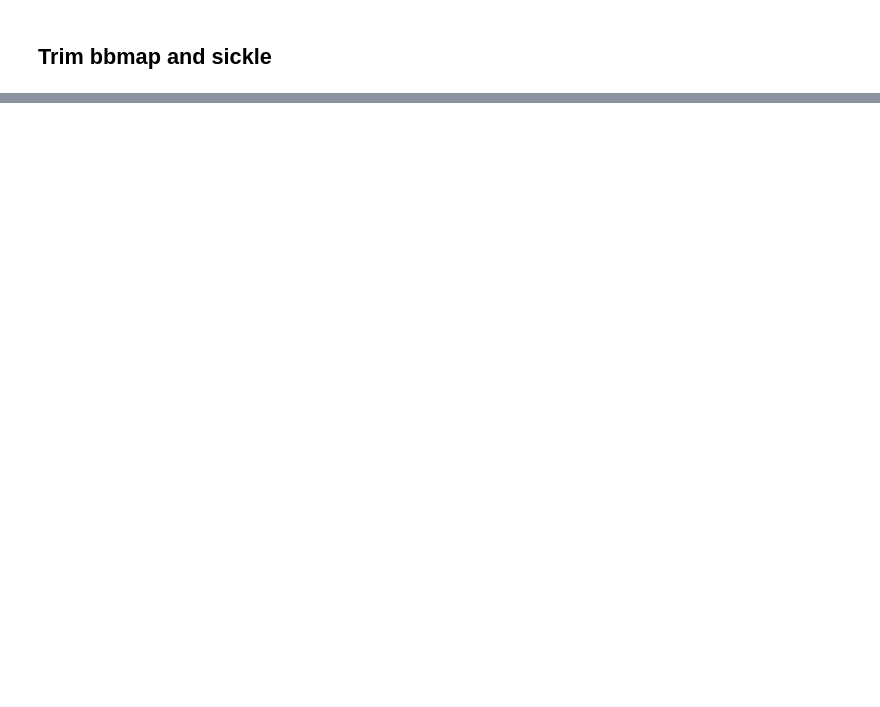
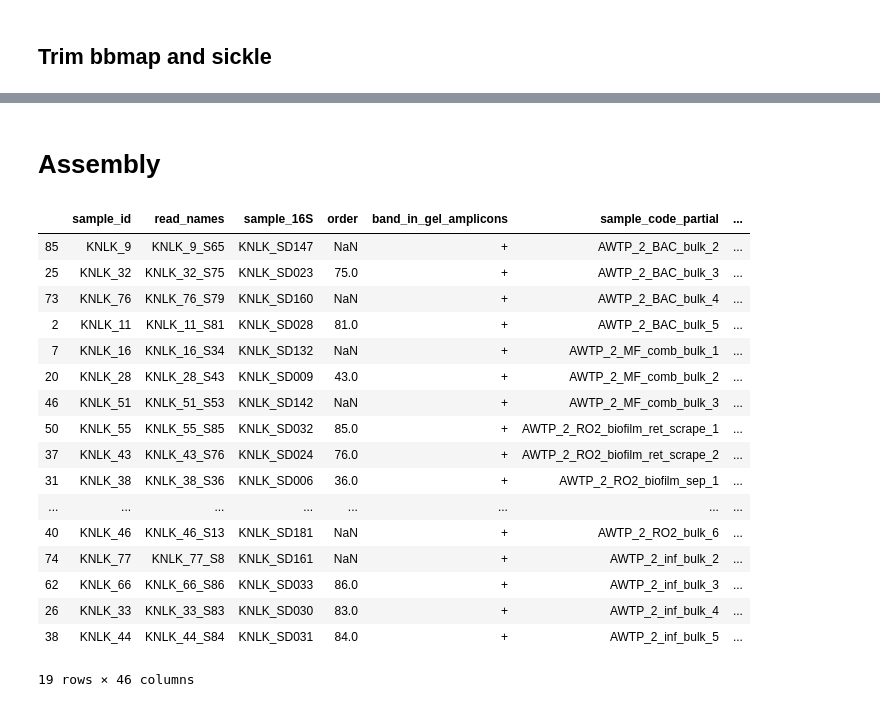
Before and after one commit to rosekantor/awtp2, a Jupyter notebook: reads_to_assemblies.ipynb, the cells around one changed output, grey strips where cells are left out. Cells and saved outputs as stored; diff of their text form; code cells hidden in the pictures; blank space fills up the shorter version.

```diff
--- a/reads_to_assemblies.ipynb
+++ b/reads_to_assemblies.ipynb
@@ -32,0 +19,3 @@ awtp.head()
+# %%
+# change project_type for 'Loop_MWTP_inf' to be Full_Scale so that we can group by project_type later and MWTP will be with DWDS
+tab.loc[tab['location_code']=='Loop_MWTP_inf', ['project_type']] = 'Full_Scale'
@@ -84,0 +119,2 @@ f.close()
+# %% [markdown]
+# Assembly
@@ -84,0 +137,21 @@ f.close()
+# %%
+tab[tab.project_type=='DPWF'].sort_values('sample_code_partial')
+# %% [output]
+|  | sample_id | read_names | sample_16S | order | band_in_gel_amplicons | sample_code_partial | ... |
+| 85 | KNLK_9 | KNLK_9_S65 | KNLK_SD147 | NaN | + | AWTP_2_BAC_bulk_2 | ... |
+| 25 | KNLK_32 | KNLK_32_S75 | KNLK_SD023 | 75.0 | + | AWTP_2_BAC_bulk_3 | ... |
+| 73 | KNLK_76 | KNLK_76_S79 | KNLK_SD160 | NaN | + | AWTP_2_BAC_bulk_4 | ... |
+| 2 | KNLK_11 | KNLK_11_S81 | KNLK_SD028 | 81.0 | + | AWTP_2_BAC_bulk_5 | ... |
+| 7 | KNLK_16 | KNLK_16_S34 | KNLK_SD132 | NaN | + | AWTP_2_MF_comb_bulk_1 | ... |
+| 20 | KNLK_28 | KNLK_28_S43 | KNLK_SD009 | 43.0 | + | AWTP_2_MF_comb_bulk_2 | ... |
+| 46 | KNLK_51 | KNLK_51_S53 | KNLK_SD142 | NaN | + | AWTP_2_MF_comb_bulk_3 | ... |
+| 50 | KNLK_55 | KNLK_55_S85 | KNLK_SD032 | 85.0 | + | AWTP_2_RO2_biofilm_ret_scrape_1 | ... |
+| 37 | KNLK_43 | KNLK_43_S76 | KNLK_SD024 | 76.0 | + | AWTP_2_RO2_biofilm_ret_scrape_2 | ... |
+| 31 | KNLK_38 | KNLK_38_S36 | KNLK_SD006 | 36.0 | + | AWTP_2_RO2_biofilm_sep_1 | ... |
+| ... | ... | ... | ... | ... | ... | ... | ... |
+| 40 | KNLK_46 | KNLK_46_S13 | KNLK_SD181 | NaN | + | AWTP_2_RO2_bulk_6 | ... |
+| 74 | KNLK_77 | KNLK_77_S8 | KNLK_SD161 | NaN | + | AWTP_2_inf_bulk_2 | ... |
+| 62 | KNLK_66 | KNLK_66_S86 | KNLK_SD033 | 86.0 | + | AWTP_2_inf_bulk_3 | ... |
+| 26 | KNLK_33 | KNLK_33_S83 | KNLK_SD030 | 83.0 | + | AWTP_2_inf_bulk_4 | ... |
+| 38 | KNLK_44 | KNLK_44_S84 | KNLK_SD031 | 84.0 | + | AWTP_2_inf_bulk_5 | ... |
+19 rows × 46 columns
```
Also changed, not shown: parts of 15 cells of this notebook.
